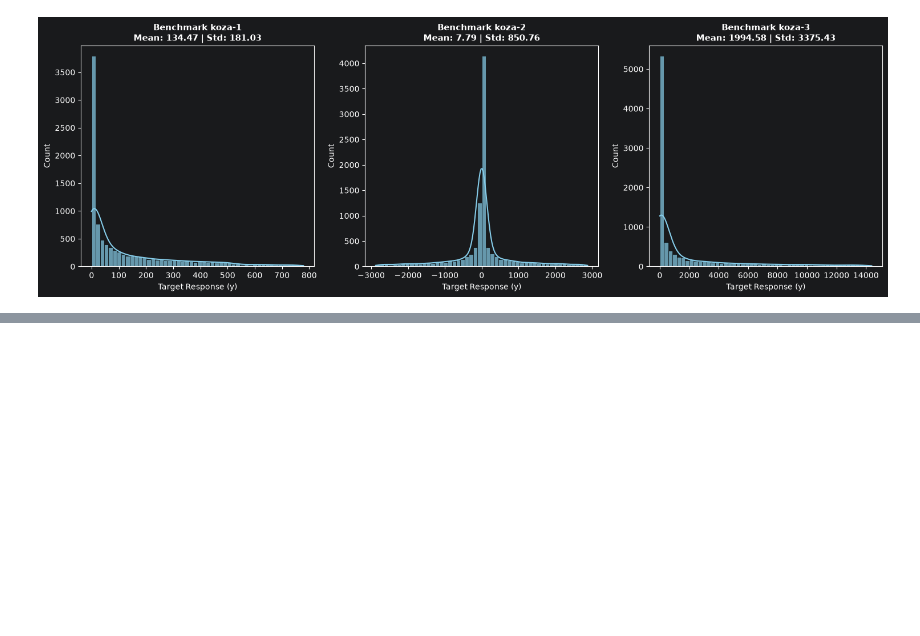
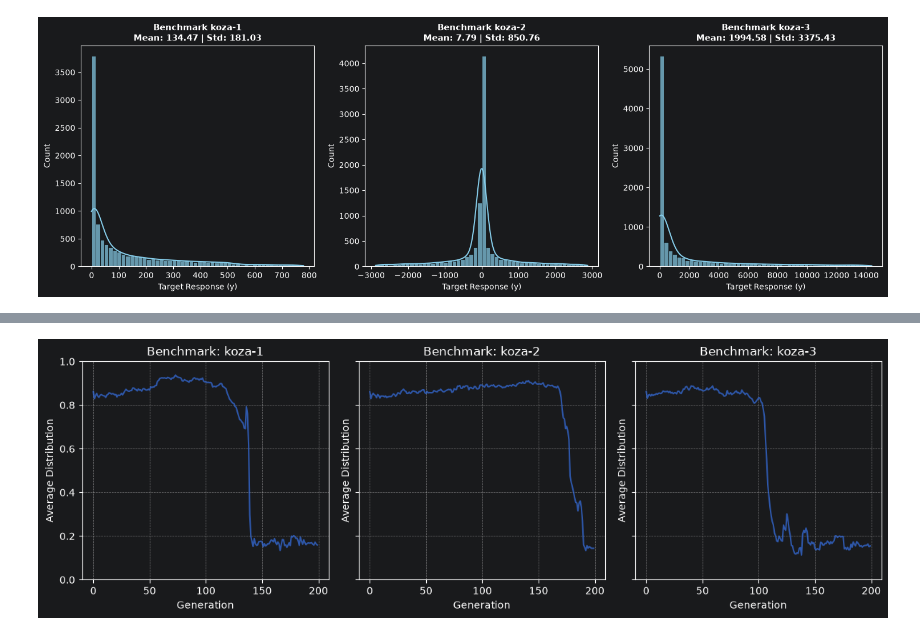
Before and after one commit to Repeating1212/gplearn, a Jupyter notebook: ppm/gp_testing_ppm.ipynb, the cells around one changed output, grey strips where cells are left out. Drawn from its saved outputs; the diff is of its cells as text; code cells hidden in the pictures; blank space fills up the shorter version.

```diff
--- a/ppm/gp_testing_ppm.ipynb
+++ b/ppm/gp_testing_ppm.ipynb
@@ -393 +360,36 @@ plt.show()
+# %%
+fig, axes = plt.subplots(rows, cols, figsize=(12, 4 * rows), sharey=True)
+axes = axes.flatten()  # Flatten to iterate easily
+
+# 2. Iterate through each benchmark regressor
+for idx, (name, seed_dict) in enumerate(trained_regressors.items()):
+    for seed, est_gp in seed_dict.items():
+        # Access name, seed, and est_gp here
+        # print(f"Benchmark: {name}, Seed: {seed}, Model: {est_gp}")
+        # Fetch test data for the benchmark
+        _, _, X_test, y_test = get_benchmark_dataset(name, random_state=0)
+
+        # Compute R2 score progression
+        distributions = []
+        for gen_distribution in est_gp.population_distribution:
+            distributions.append(gen_distribution)
+
+        # Plot in designated subplot
+        ax = axes[idx]
+        ax.plot(range(len(distributions)), distributions, marker='o', markersize=0, linewidth=1.5, label=name, alpha=0.75)
+        ax.set_title(f'Benchmark: {name}', fontsize=12)
+        ax.set_xlabel('Generation')
+        ax.set_ylabel('Average Distribution')
+        ax.grid(True, linestyle='--', alpha=0.6)
+        # ax.legend()
+
+# Hide unused subplots if num_models is odd
+for j in range(idx + 1, len(axes)):
+    fig.delaxes(axes[j])
+
+plt.tight_layout()
+plt.ylim(0, 1)
+plt.show()
+# %% [output]
+[figure, added]
 # %%
```
Also changed, not shown: parts of 14 cells of this notebook, 6 other files.
